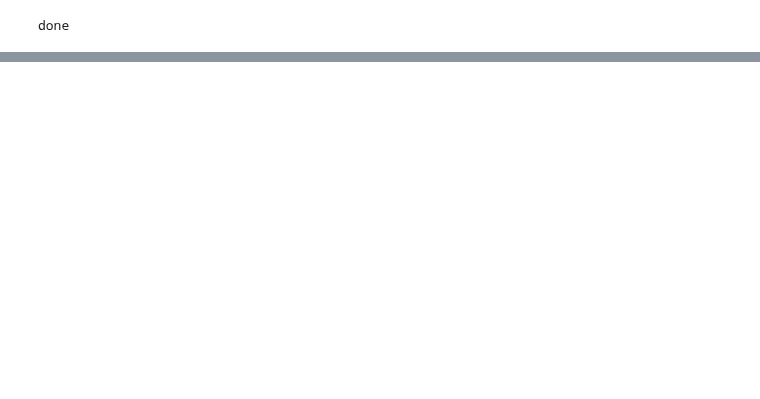
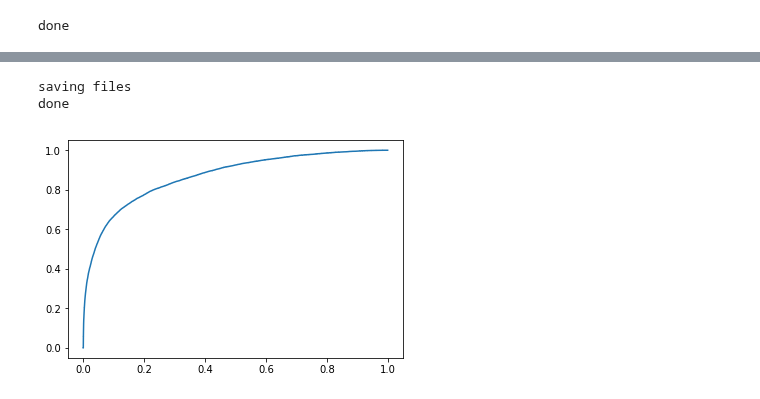
Before and after one commit to wluo-personal/Kaggle, a Jupyter notebook: toxic/jc/code/newest/tfidf_cor_log_reg.ipynb, the cells around one changed output, grey strips where cells are left out. Cells and saved outputs as stored; diff of their text form; code cells hidden in the pictures; blank space fills up the shorter version.

```diff
--- a/toxic/jc/code/newest/tfidf_cor_log_reg.ipynb
+++ b/toxic/jc/code/newest/tfidf_cor_log_reg.ipynb
@@ -11,7 +11,8 @@ from sklearn.metrics import roc_auc_score
 from scipy.sparse import csr_matrix, hstack
 # %%
 PATH = '../../data/'
-
+### PATH on CMC AI
+PATH = '/home/kai/data/kaggle/toxic/jc/data/'
 train = pd.read_csv(PATH + 'cleaned_train.csv')
 test = pd.read_csv(PATH + 'cleaned_test.csv')
 
@@ -138,7 +139,7 @@ def get_corr_reg_model(label_cols, train_tf, train_tfidf, train, test_tf, test_t
     train_preds = np.zeros((train.shape[0], len(label_cols)))
 
     l = csr_matrix(train[label_cols].values)
-    cor = pd.read_csv('../../data/corr.csv')
+    cor = pd.read_csv(PATH + 'corr.csv',header=None)
     cor = cor.fillna(0).values
 
     for i, j in enumerate(label_cols):
@@ -163,7 +164,7 @@ def save(model_name, y_test, label_cols, path, is_train=False):
         submission = pd.read_csv(path + 'sample_submission.csv')
         file_name = model_name
     submission[label_cols] = y_test
-    submission.to_csv(path + model_name + '/' + file_name + '.csv', index=False)
+    submission.to_csv(path + '/' + file_name + '.csv', index=False)
 
 print('done')
 # %% [output]
@@ -188,0 +198,15 @@ predicting
+# %%
+print('saving files')
+model_name = 'tfidf_cor_log_reg'
+save(model_name, y_test, label_cols, PATH)
+save(model_name, y_train, label_cols, PATH, True)
+
+print('done')
+# %% [output]
+saving files
+done
+# %%
+from sklearn.metrics import roc_curve
+y_pred = y_train[:,0]
+# %%
+fp, tp ,thread = roc_curve(train['toxic'].values, y_pred)
@@ -188,0 +215,5 @@ predicting
+# %%
+plt.plot(fp, tp)
+plt.show()
+# %% [output]
+[figure, added]
```
Also changed, not shown: parts of 4 cells of this notebook, 4 other files.
